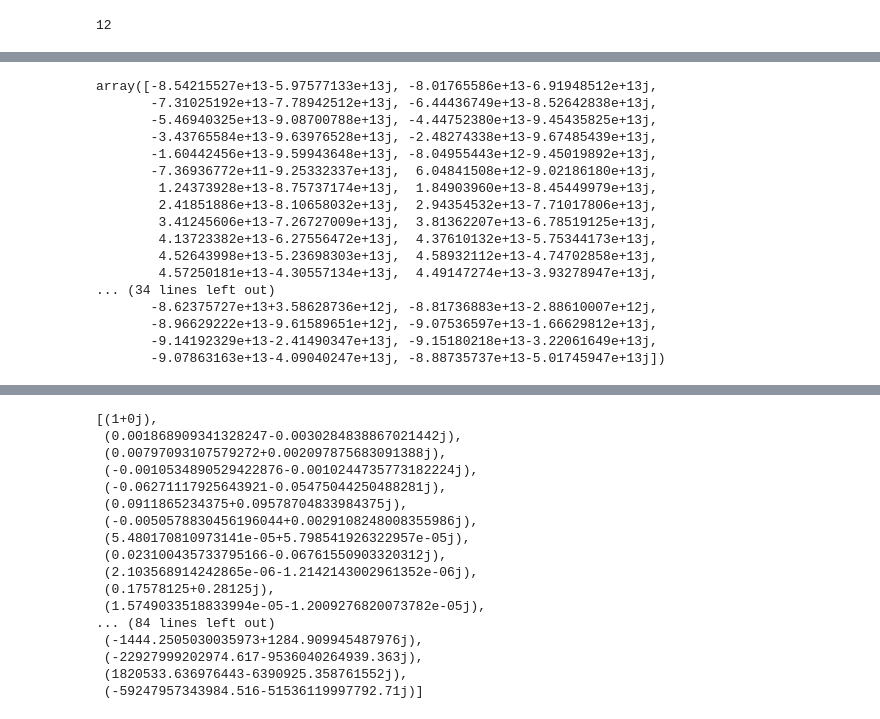
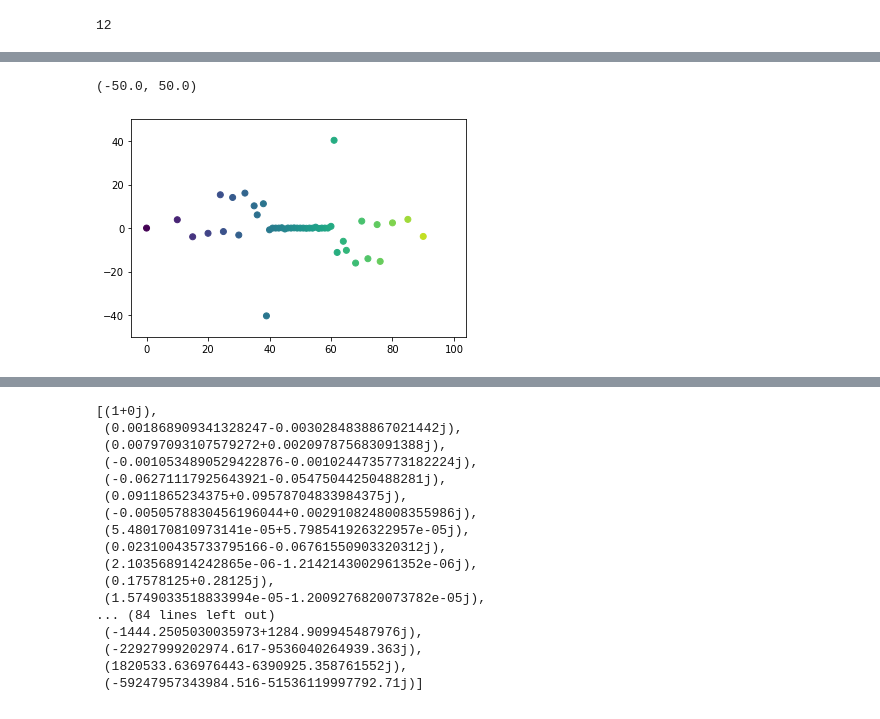
Before and after one commit to georgeglidden/rutabaga, a Jupyter notebook: Q_evaluator.ipynb, the cells around one changed output, grey strips where cells are left out. Cells and saved outputs as stored; diff of their text form; code cells hidden in the pictures.

```diff
--- a/Q_evaluator.ipynb
+++ b/Q_evaluator.ipynb
@@ -190,20 +194,7 @@ plt.ylim(-5,5)
-# %%
-np.fft.fft(ys)
-# %% [output]
-array([-8.54215527e+13-5.97577133e+13j, -8.01765586e+13-6.91948512e+13j,
-       -7.31025192e+13-7.78942512e+13j, -6.44436749e+13-8.52642838e+13j,
-       -5.46940325e+13-9.08700788e+13j, -4.44752380e+13-9.45435825e+13j,
-       -3.43765584e+13-9.63976528e+13j, -2.48274338e+13-9.67485439e+13j,
-       -1.60442456e+13-9.59943648e+13j, -8.04955443e+12-9.45019892e+13j,
-       -7.36936772e+11-9.25332337e+13j,  6.04841508e+12-9.02186180e+13j,
-        1.24373928e+13-8.75737174e+13j,  1.84903960e+13-8.45449979e+13j,
-        2.41851886e+13-8.10658032e+13j,  2.94354532e+13-7.71017806e+13j,
-        3.41245606e+13-7.26727009e+13j,  3.81362207e+13-6.78519125e+13j,
-        4.13723382e+13-6.27556472e+13j,  4.37610132e+13-5.75344173e+13j,
-        4.52643998e+13-5.23698303e+13j,  4.58932112e+13-4.74702858e+13j,
-        4.57250181e+13-4.30557134e+13j,  4.49147274e+13-3.93278947e+13j,
-... (34 lines left out)
-       -8.62375727e+13+3.58628736e+12j, -8.81736883e+13-2.88610007e+12j,
-       -8.96629222e+13-9.61589651e+12j, -9.07536597e+13-1.66629812e+13j,
-       -9.14192329e+13-2.41490347e+13j, -9.15180218e+13-3.22061649e+13j,
-       -9.07863163e+13-4.09040247e+13j, -8.88735737e+13-5.01745947e+13j])
+# %%
+plt.scatter(colors, imags, c= colors)
+# plt.xlim(-1,2)
+plt.ylim(-50,50)
+# %% [output]
+(-50.0, 50.0)
+[figure, added]
```
Also changed, not shown: parts of 4 cells of this notebook, 11 other files.
